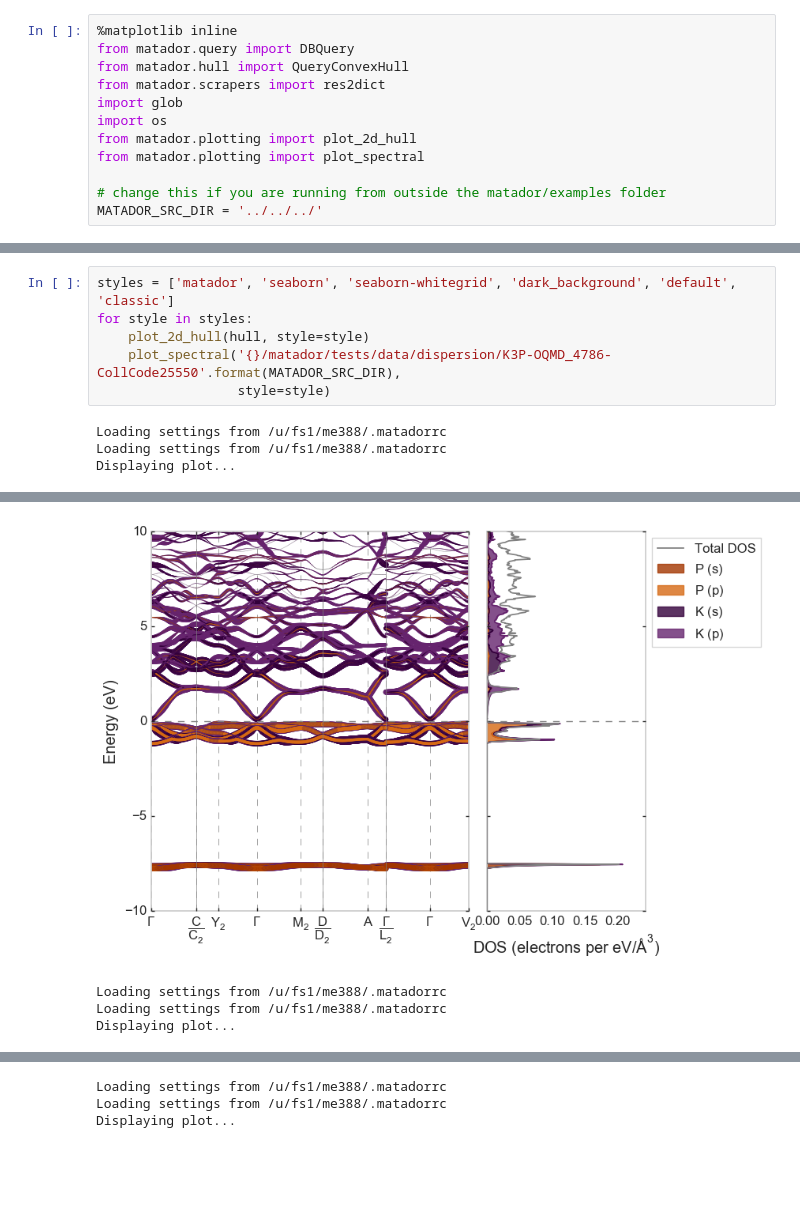
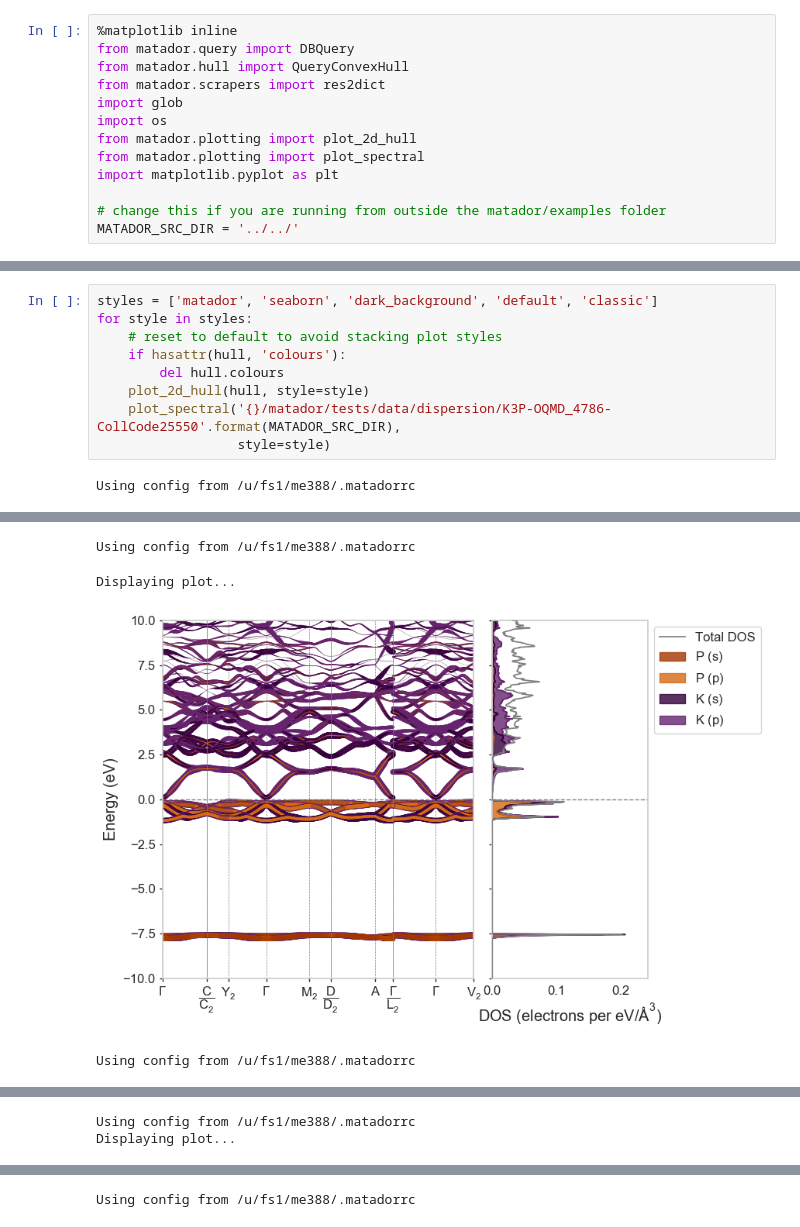
Before and after one commit to ml-evs/matador, a Jupyter notebook: examples/plot_styles/matador_plot_styles.ipynb, the cells around one changed output, grey strips where cells are left out. Drawn from its saved outputs; the diff is of its cells as text; blank space fills up the shorter version.

Commit message:
DOCS: update plot style notebook to show off horrible new features

```diff
--- a/examples/plot_styles/matador_plot_styles.ipynb
+++ b/examples/plot_styles/matador_plot_styles.ipynb
@@ -11,9 +11,10 @@ import glob
 import os
 from matador.plotting import plot_2d_hull
 from matador.plotting import plot_spectral
+import matplotlib.pyplot as plt
 
 # change this if you are running from outside the matador/examples folder
-MATADOR_SRC_DIR = '../../../'
+MATADOR_SRC_DIR = '../../'
 # %%
 cursor = res2dict(glob.glob(MATADOR_SRC_DIR + 'matador/tests/data/hull-KP-KSnP_pub/*.res'))
 query = DBQuery(cursor=cursor, composition='KP', subcmd='hull')
@@ -39,10 +42,11 @@ Using glorious dock as chem pot for K
 # %%
-styles = ['matador', 'seaborn', 'seaborn-whitegrid', 'dark_background', 'default', 'classic']
+styles = ['matador', 'seaborn', 'dark_background', 'default', 'classic']
 for style in styles:
+    # reset to default to avoid stacking plot styles
+    if hasattr(hull, 'colours'):
+        del hull.colours
     plot_2d_hull(hull, style=style)
     plot_spectral('{}/matador/tests/data/dispersion/K3P-OQMD_4786-CollCode25550'.format(MATADOR_SRC_DIR),
                   style=style)
 # %% [output]
-Loading settings from /u/fs1/me388/.matadorrc
-Loading settings from /u/fs1/me388/.matadorrc
-Displaying plot...
+Using config from /u/fs1/me388/.matadorrc
@@ -50,4 +54,4 @@ Displaying plot...
+Using config from /u/fs1/me388/.matadorrc
+Displaying plot...
-[figure, old version]
+[figure, new version]
-Loading settings from /u/fs1/me388/.matadorrc
-Loading settings from /u/fs1/me388/.matadorrc
-Displaying plot...
+Using config from /u/fs1/me388/.matadorrc
@@ -54,0 +59,2 @@ Displaying plot...
+Using config from /u/fs1/me388/.matadorrc
+Displaying plot...
@@ -56,3 +62 @@ Displaying plot...
-Loading settings from /u/fs1/me388/.matadorrc
-Loading settings from /u/fs1/me388/.matadorrc
-Displaying plot...
+Using config from /u/fs1/me388/.matadorrc
```
Also changed, not shown: parts of 6 cells of this notebook.
